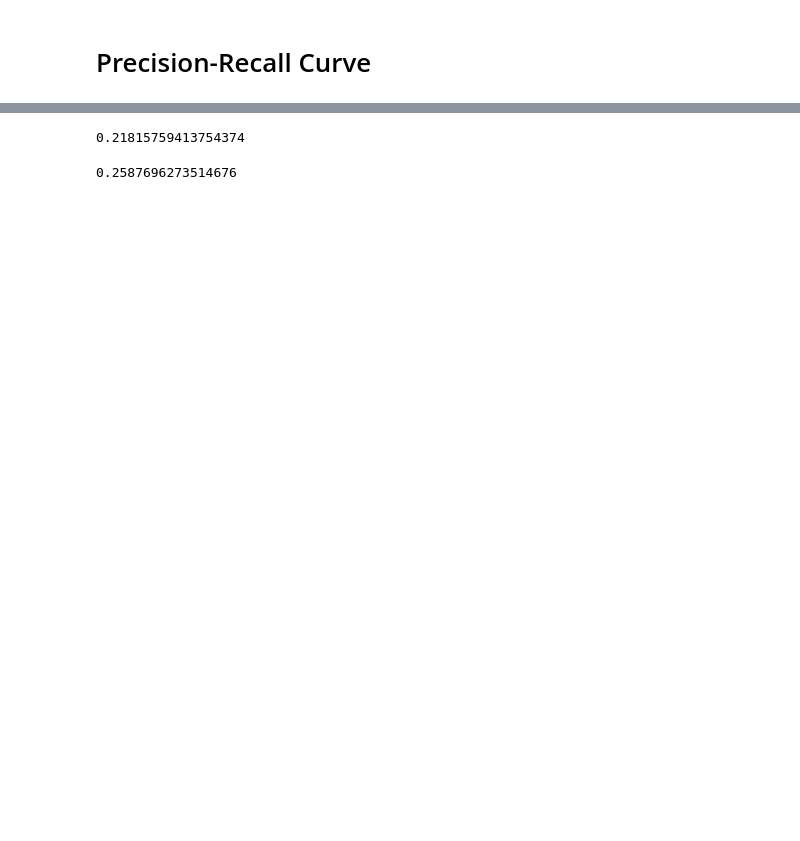
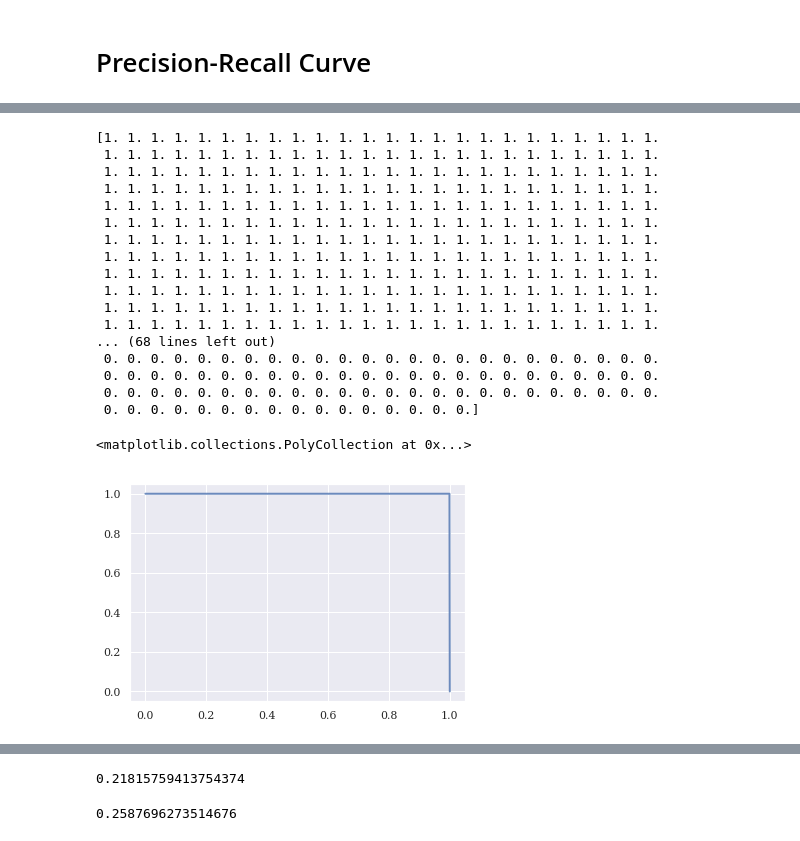
Before and after one commit to sremedios/multiple_instance_learning, a Jupyter notebook: figure_6_7_crossvalidated_average_precision.ipynb, the cells around one changed output, grey strips where cells are left out. Cells and saved outputs as stored; diff of their text form; code cells hidden in the pictures; blank space fills up the shorter version.

```diff
--- a/figure_6_7_crossvalidated_average_precision.ipynb
+++ b/figure_6_7_crossvalidated_average_precision.ipynb
@@ -70,0 +172,28 @@ plt.show()
+# %%
+mean_ap, st_ap, mean_p, mean_r, p_up, p_lo = get_CI(
+    cat_stats[100]['y_true'],
+    cat_stats[100]['y_prob']
+)
+
+plt.plot(mean_r, mean_p, lw=2, alpha=.8)
+plt.fill_between(mean_r, p_lo, p_up, alpha=.2)
+# %% [output]
+[1. 1. 1. 1. 1. 1. 1. 1. 1. 1. 1. 1. 1. 1. 1. 1. 1. 1. 1. 1. 1. 1. 1. 1.
+ 1. 1. 1. 1. 1. 1. 1. 1. 1. 1. 1. 1. 1. 1. 1. 1. 1. 1. 1. 1. 1. 1. 1. 1.
+ 1. 1. 1. 1. 1. 1. 1. 1. 1. 1. 1. 1. 1. 1. 1. 1. 1. 1. 1. 1. 1. 1. 1. 1.
+ 1. 1. 1. 1. 1. 1. 1. 1. 1. 1. 1. 1. 1. 1. 1. 1. 1. 1. 1. 1. 1. 1. 1. 1.
+ 1. 1. 1. 1. 1. 1. 1. 1. 1. 1. 1. 1. 1. 1. 1. 1. 1. 1. 1. 1. 1. 1. 1. 1.
+ 1. 1. 1. 1. 1. 1. 1. 1. 1. 1. 1. 1. 1. 1. 1. 1. 1. 1. 1. 1. 1. 1. 1. 1.
+ 1. 1. 1. 1. 1. 1. 1. 1. 1. 1. 1. 1. 1. 1. 1. 1. 1. 1. 1. 1. 1. 1. 1. 1.
+ 1. 1. 1. 1. 1. 1. 1. 1. 1. 1. 1. 1. 1. 1. 1. 1. 1. 1. 1. 1. 1. 1. 1. 1.
+ 1. 1. 1. 1. 1. 1. 1. 1. 1. 1. 1. 1. 1. 1. 1. 1. 1. 1. 1. 1. 1. 1. 1. 1.
+ 1. 1. 1. 1. 1. 1. 1. 1. 1. 1. 1. 1. 1. 1. 1. 1. 1. 1. 1. 1. 1. 1. 1. 1.
+ 1. 1. 1. 1. 1. 1. 1. 1. 1. 1. 1. 1. 1. 1. 1. 1. 1. 1. 1. 1. 1. 1. 1. 1.
+ 1. 1. 1. 1. 1. 1. 1. 1. 1. 1. 1. 1. 1. 1. 1. 1. 1. 1. 1. 1. 1. 1. 1. 1.
+... (68 lines left out)
+ 0. 0. 0. 0. 0. 0. 0. 0. 0. 0. 0. 0. 0. 0. 0. 0. 0. 0. 0. 0. 0. 0. 0. 0.
+ 0. 0. 0. 0. 0. 0. 0. 0. 0. 0. 0. 0. 0. 0. 0. 0. 0. 0. 0. 0. 0. 0. 0. 0.
+ 0. 0. 0. 0. 0. 0. 0. 0. 0. 0. 0. 0. 0. 0. 0. 0. 0. 0. 0. 0. 0. 0. 0. 0.
+ 0. 0. 0. 0. 0. 0. 0. 0. 0. 0. 0. 0. 0. 0. 0. 0.]
+<matplotlib.collections.PolyCollection at 0x...>
+[figure, added]
```
Also changed, not shown: parts of 15 cells of this notebook, 1 other file.
